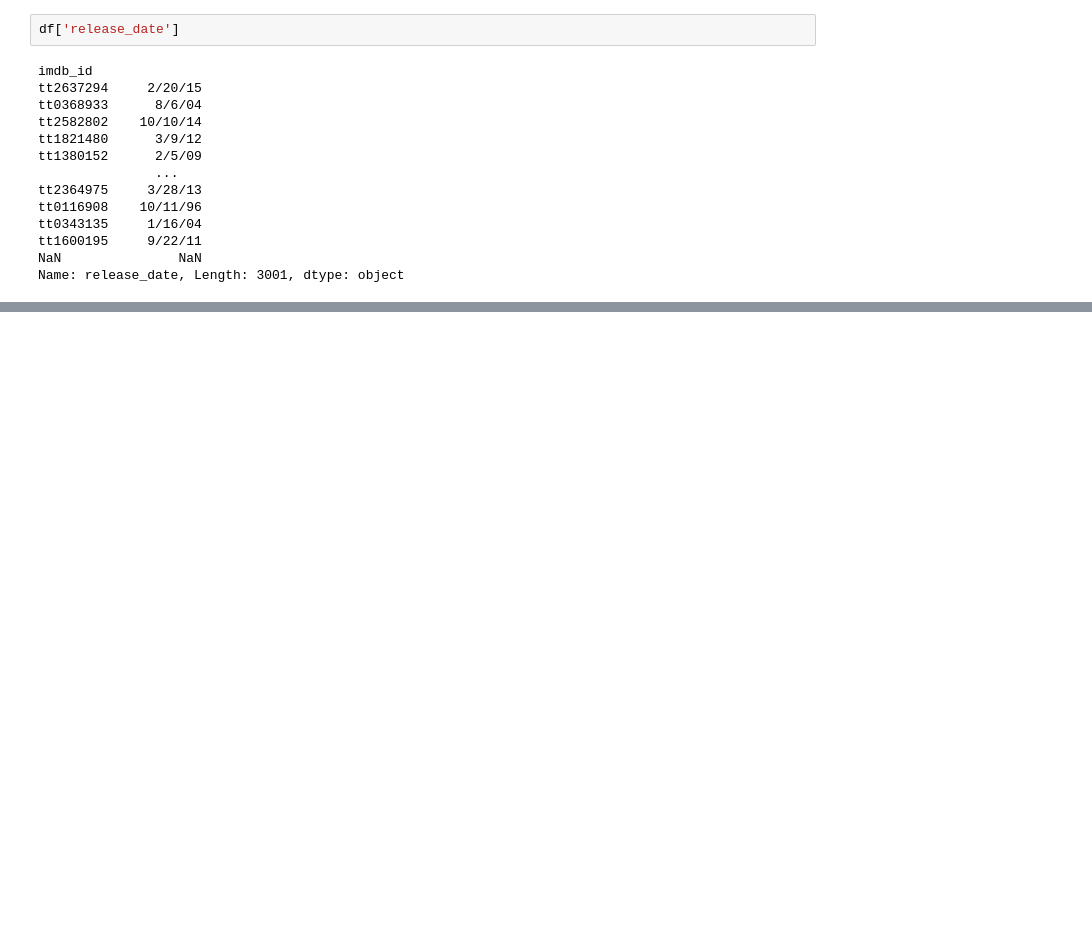
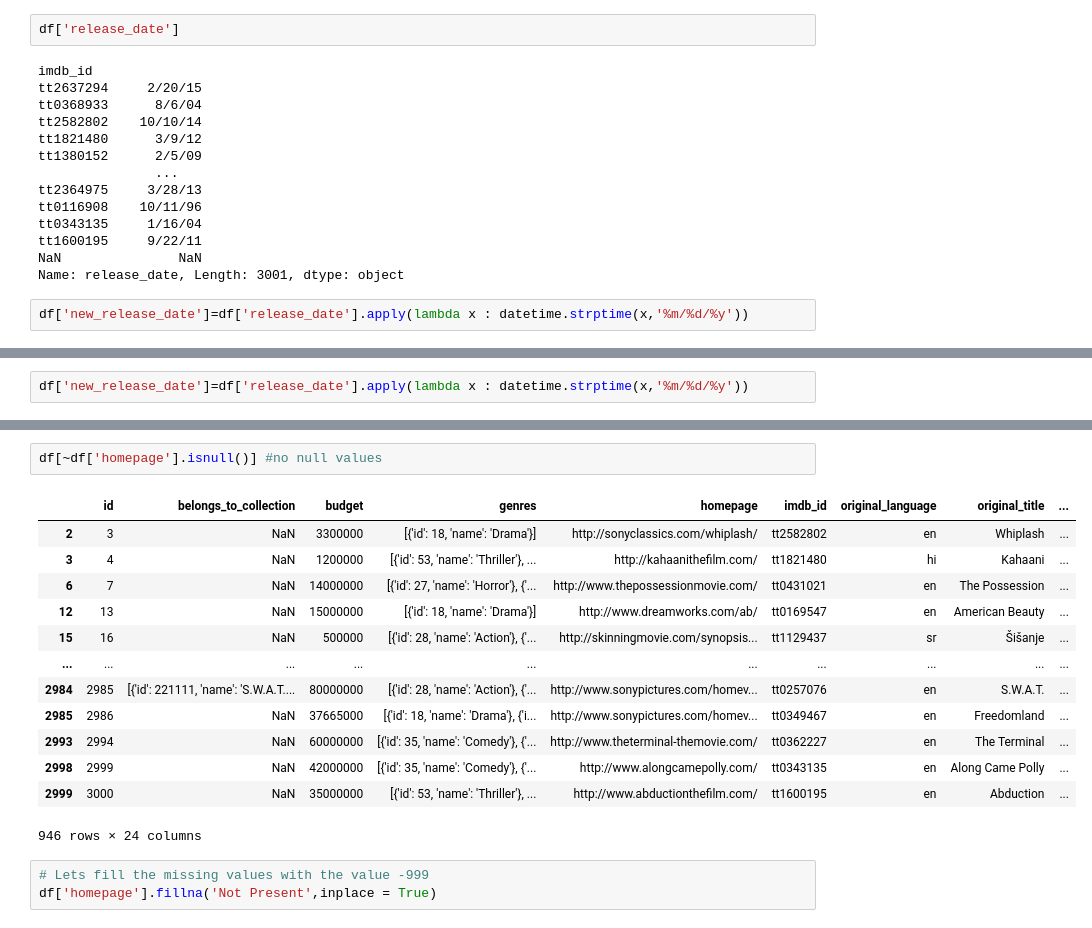
Before and after one commit to prajwal-mv/Python_Practice, a Jupyter notebook: Pandas.ipynb, the cells around one changed output, grey strips where cells are left out. Drawn from its saved outputs; the diff is of its cells as text; blank space fills up the shorter version.

```diff
--- a/Pandas.ipynb
+++ b/Pandas.ipynb
@@ -537,3 +536,5 @@ tt0343135     1/16/04
 tt1600195     9/22/11
 NaN               NaN
 Name: release_date, Length: 3001, dtype: object
+# %%
+df['new_release_date']=df['release_date'].apply(lambda x : datetime.strptime(x,'%m/%d/%y'))
@@ -539,0 +551,2 @@ Name: release_date, Length: 3001, dtype: object
+# %%
+df['new_release_date']=df['release_date'].apply(lambda x : datetime.strptime(x,'%m/%d/%y'))
@@ -539,0 +669,19 @@ Name: release_date, Length: 3001, dtype: object
+# %%
+df[~df['homepage'].isnull()] #no null values
+# %% [output]
+|  | id | belongs_to_collection | budget | genres | homepage | imdb_id | original_language | original_title | ... |
+| 2 | 3 | NaN | 3300000 | [{'id': 18, 'name': 'Drama'}] | http://sonyclassics.com/whiplash/ | tt2582802 | en | Whiplash | ... |
+| 3 | 4 | NaN | 1200000 | [{'id': 53, 'name': 'Thriller'}, ... | http://kahaanithefilm.com/ | tt1821480 | hi | Kahaani | ... |
+| 6 | 7 | NaN | 14000000 | [{'id': 27, 'name': 'Horror'}, {'... | http://www.thepossessionmovie.com/ | tt0431021 | en | The Possession | ... |
+| 12 | 13 | NaN | 15000000 | [{'id': 18, 'name': 'Drama'}] | http://www.dreamworks.com/ab/ | tt0169547 | en | American Beauty | ... |
+| 15 | 16 | NaN | 500000 | [{'id': 28, 'name': 'Action'}, {'... | http://skinningmovie.com/synopsis... | tt1129437 | sr | Šišanje | ... |
+| ... | ... | ... | ... | ... | ... | ... | ... | ... | ... |
+| 2984 | 2985 | [{'id': 221111, 'name': 'S.W.A.T.... | 80000000 | [{'id': 28, 'name': 'Action'}, {'... | http://www.sonypictures.com/homev... | tt0257076 | en | S.W.A.T. | ... |
+| 2985 | 2986 | NaN | 37665000 | [{'id': 18, 'name': 'Drama'}, {'i... | http://www.sonypictures.com/homev... | tt0349467 | en | Freedomland | ... |
+| 2993 | 2994 | NaN | 60000000 | [{'id': 35, 'name': 'Comedy'}, {'... | http://www.theterminal-themovie.com/ | tt0362227 | en | The Terminal | ... |
+| 2998 | 2999 | NaN | 42000000 | [{'id': 35, 'name': 'Comedy'}, {'... | http://www.alongcamepolly.com/ | tt0343135 | en | Along Came Polly | ... |
+| 2999 | 3000 | NaN | 35000000 | [{'id': 53, 'name': 'Thriller'}, ... | http://www.abductionthefilm.com/ | tt1600195 | en | Abduction | ... |
+946 rows × 24 columns
+# %%
+# Lets fill the missing values with the value -999
+df['homepage'].fillna('Not Present',inplace = True)
```
Also changed, not shown: parts of 38 cells of this notebook.
